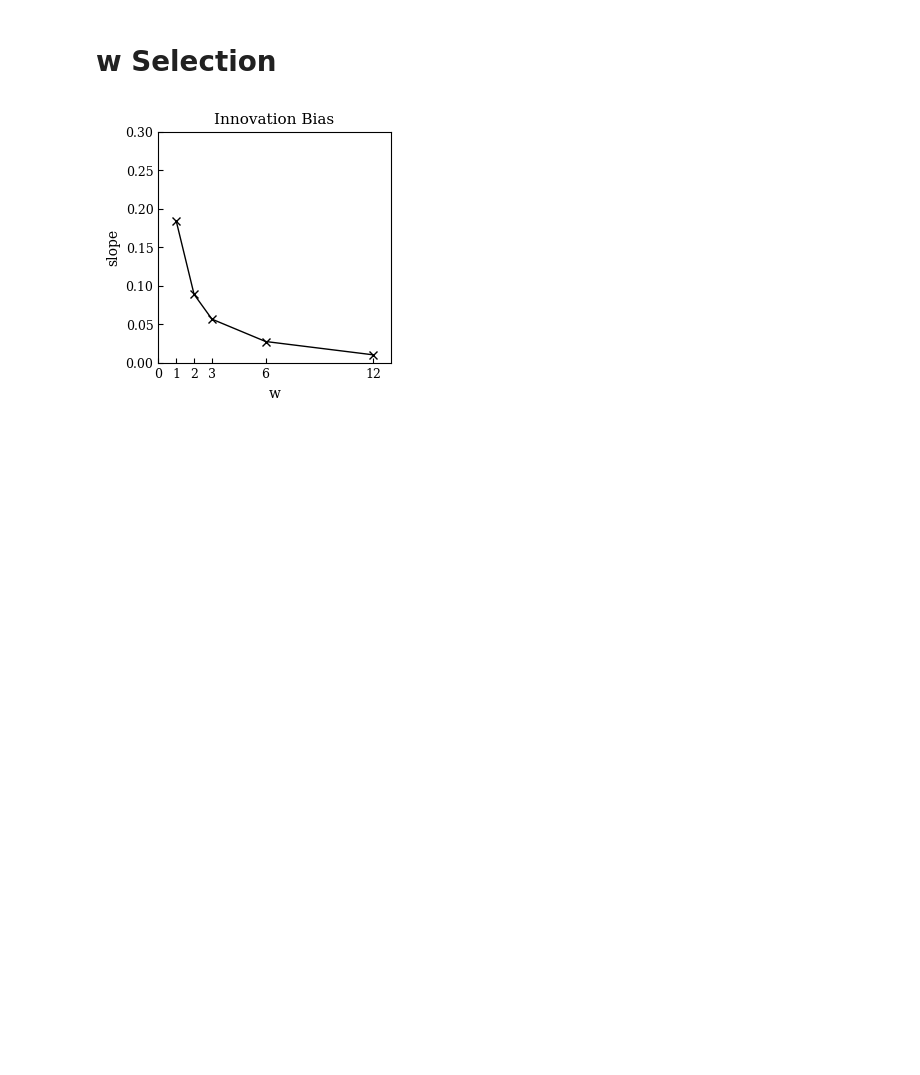
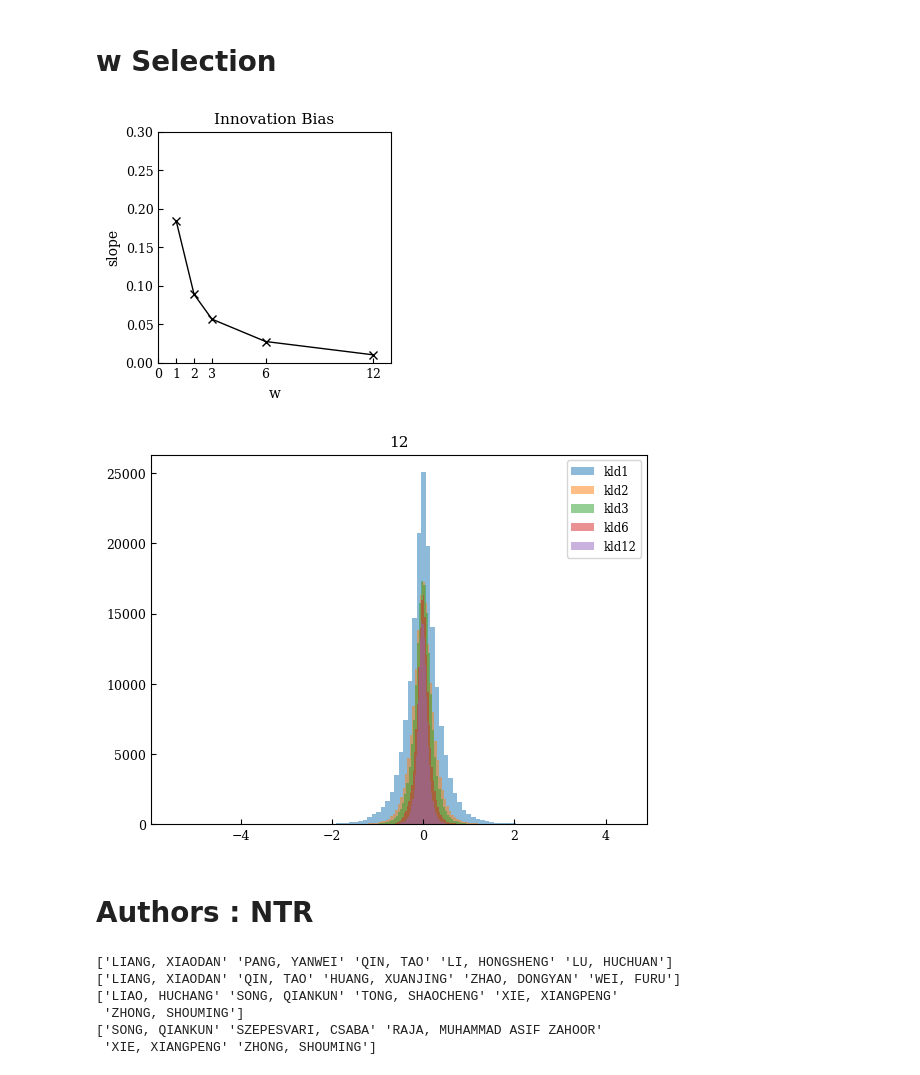
Before and after one commit to vitorbborges/monografia-PET22, a Jupyter notebook: NTR Analysis.ipynb, the cells around one changed output. Drawn from its saved outputs; the diff is of its cells as text; code cells hidden in the pictures; blank space fills up the shorter version.

Commit message:
top authors

```diff
--- a/NTR Analysis.ipynb
+++ b/NTR Analysis.ipynb
@@ -543,3 +561,18 @@ fix_dict = {
     'SIVIC, J': 'SIVIC, JOSEF',
     'SMINCHISESCU, C': 'SMINCHISESCU, CRISTIAN',
 }
+# %%
+import matplotlib.pyplot as plt
+
+columns = [1, 2, 3, 6, 12]
+
+for col in columns:
+    kld = pd.read_csv(f'./KLD/distributions_{col}.csv', index_col=0)
+    eval(f'plt.hist(kld["Resonance_{col}"], bins=100, alpha=0.5, label="kld{col}")')
+plt.legend(loc='upper right')
+plt.title(col)
+plt.show()
+# %% [output]
+[figure, added]
+# %% [markdown]
+# Authors : NTR
@@ -545,0 +629,20 @@ fix_dict = {
+# %%
+topzN = top.sort_values('zN', ascending=False).head()['Author'].values
+badzN = top.sort_values('zN', ascending=False).tail()['Author'].values
+topzR = top.sort_values('zR', ascending=False).head()['Author'].values
+badzR = top.sort_values('zR', ascending=False).tail()['Author'].values
+topDzR = top.sort_values('DzR', ascending=False).head()['Author'].values
+badDzR = top.sort_values('DzR', ascending=False).tail()['Author'].values
+#print(topzN)
+#print(badzN)
+print(topzR)
+print(topDzR)
+print(badzR)
+print(badDzR)
+# %% [output]
+['LIANG, XIAODAN' 'PANG, YANWEI' 'QIN, TAO' 'LI, HONGSHENG' 'LU, HUCHUAN']
+['LIANG, XIAODAN' 'QIN, TAO' 'HUANG, XUANJING' 'ZHAO, DONGYAN' 'WEI, FURU']
+['LIAO, HUCHANG' 'SONG, QIANKUN' 'TONG, SHAOCHENG' 'XIE, XIANGPENG'
+ 'ZHONG, SHOUMING']
+['SONG, QIANKUN' 'SZEPESVARI, CSABA' 'RAJA, MUHAMMAD ASIF ZAHOOR'
+ 'XIE, XIANGPENG' 'ZHONG, SHOUMING']
```
Also changed, not shown: parts of 22 cells of this notebook, 17 other files.
